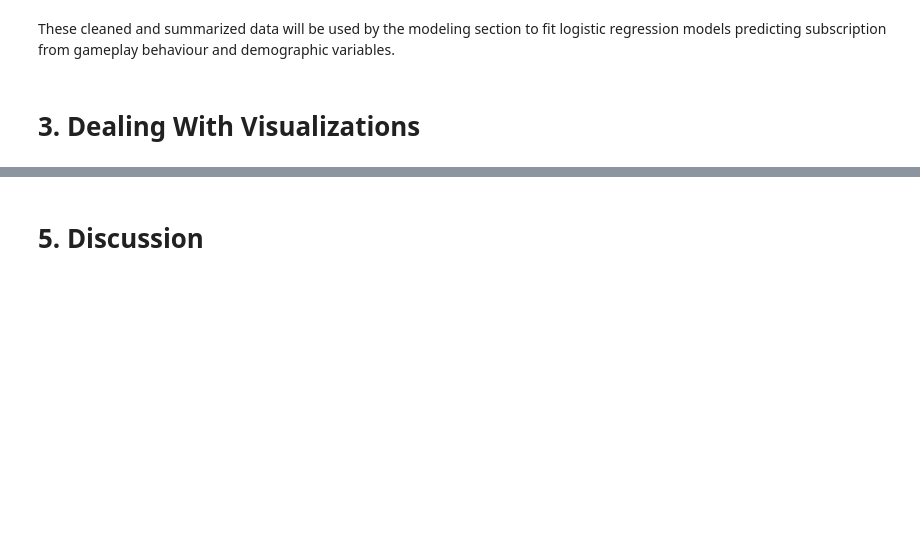
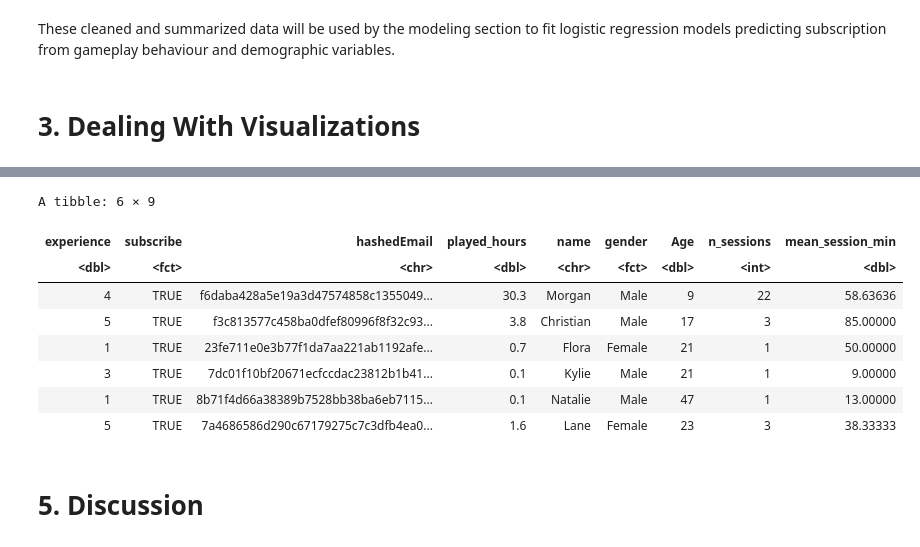
Before and after one commit to evanvoorbergen/DSCI100-group2project, a Jupyter notebook: group_2.ipynb, the cells around one changed output, grey strips where cells are left out. Saved outputs shown, nothing was run; the diff lists cells and outputs as text; code cells hidden in the pictures; blank space fills up the shorter version.

Commit message:
Data Analysis Pt1 Started
Converted experience to numerical values. Wrote a very brief description of the steps.

```diff
--- a/group_2.ipynb
+++ b/group_2.ipynb
@@ -208,0 +215,15 @@ These cleaned and summarized data will be used by the modeling section to fit lo
+# %%
+#Make the experience numerical
+players_for_model <- players_final |>
+    mutate(experience = as.numeric(factor(experience, levels = c("Amateur", "Beginner", "Regular", "Pro", "Veteran"))))
+head(players_for_model)
+# %% [output]
+A tibble: 6 × 9
+| experience | subscribe | hashedEmail | played_hours | name | gender | Age | n_sessions | mean_session_min |
+| <dbl> | <fct> | <chr> | <dbl> | <chr> | <fct> | <dbl> | <int> | <dbl> |
+| 4 | TRUE | f6daba428a5e19a3d47574858c1355049... | 30.3 | Morgan | Male | 9 | 22 | 58.63636 |
+| 5 | TRUE | f3c813577c458ba0dfef80996f8f32c93... | 3.8 | Christian | Male | 17 | 3 | 85.00000 |
+| 1 | TRUE | 23fe711e0e3b77f1da7aa221ab1192afe... | 0.7 | Flora | Female | 21 | 1 | 50.00000 |
+| 3 | TRUE | 7dc01f10bf20671ecfccdac23812b1b41... | 0.1 | Kylie | Male | 21 | 1 | 9.00000 |
+| 1 | TRUE | 8b71f4d66a38389b7528bb38ba6eb7115... | 0.1 | Natalie | Male | 47 | 1 | 13.00000 |
+| 5 | TRUE | 7a4686586d290c67179275c7c3dfb4ea0... | 1.6 | Lane | Female | 23 | 3 | 38.33333 |
```
Also changed, not shown: parts of 3 cells of this notebook.
